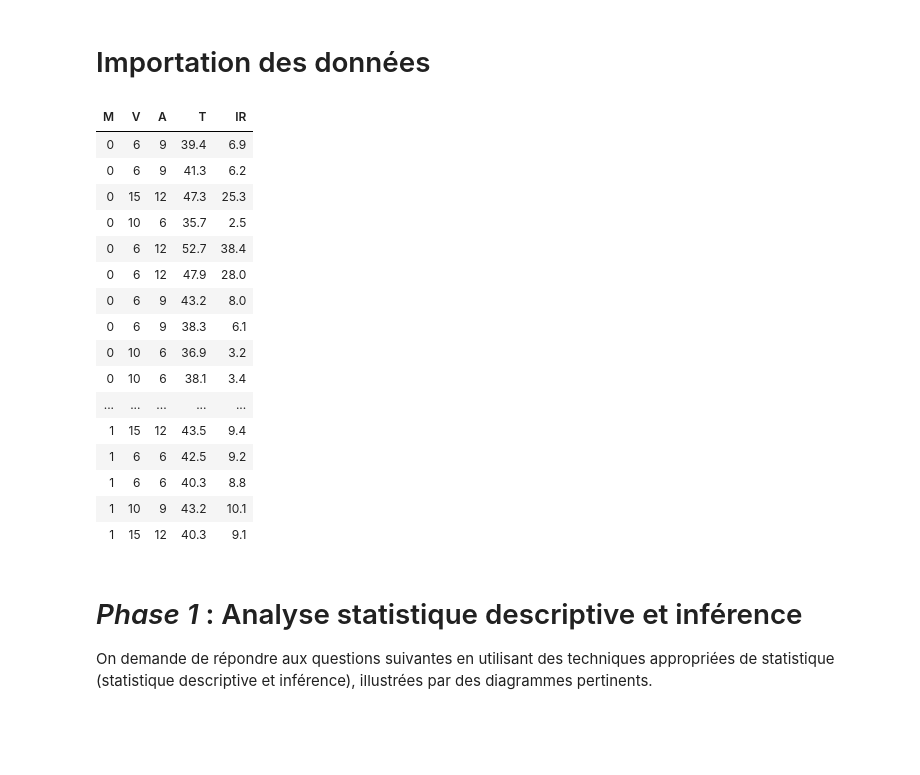
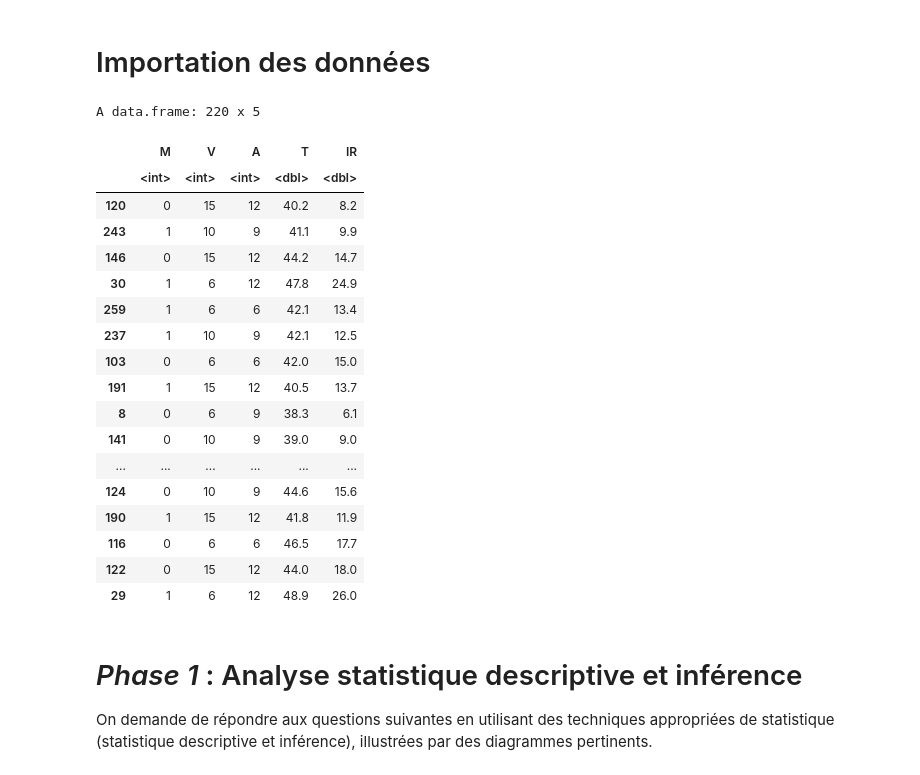
Before and after one commit to yaaks7/DEVOIR-MTH2302, a Jupyter notebook: devoir.ipynb, the cells around one changed output. Saved outputs shown, nothing was run; the diff lists cells and outputs as text; code cells hidden in the pictures; blank space fills up the shorter version.

```diff
--- a/devoir.ipynb
+++ b/devoir.ipynb
@@ -20,27 +20,30 @@ Le but est d’analyser les résultats issus de cette expérience afin d’éval
 # %% [markdown]
 # Importation des données
 # %%
-data <- read.csv("data/DevoirB_H25.csv", header = TRUE, sep = ";", dec = ",")
+source("data/charger.R")
+data <- charger(2068931)
 colnames(data)[1] <- "M"
 data
 # %% [output]
+A data.frame: 220 x 5
-| M | V | A | T | IR |
-| 0 | 6 | 9 | 39.4 | 6.9 |
-| 0 | 6 | 9 | 41.3 | 6.2 |
-| 0 | 15 | 12 | 47.3 | 25.3 |
-| 0 | 10 | 6 | 35.7 | 2.5 |
-| 0 | 6 | 12 | 52.7 | 38.4 |
-| 0 | 6 | 12 | 47.9 | 28.0 |
-| 0 | 6 | 9 | 43.2 | 8.0 |
-| 0 | 6 | 9 | 38.3 | 6.1 |
-| 0 | 10 | 6 | 36.9 | 3.2 |
-| 0 | 10 | 6 | 38.1 | 3.4 |
-| ... | ... | ... | ... | ... |
-| 1 | 15 | 12 | 43.5 | 9.4 |
-| 1 | 6 | 6 | 42.5 | 9.2 |
-| 1 | 6 | 6 | 40.3 | 8.8 |
-| 1 | 10 | 9 | 43.2 | 10.1 |
-| 1 | 15 | 12 | 40.3 | 9.1 |
+|  | M | V | A | T | IR |
+|  | <int> | <int> | <int> | <dbl> | <dbl> |
+| 120 | 0 | 15 | 12 | 40.2 | 8.2 |
+| 243 | 1 | 10 | 9 | 41.1 | 9.9 |
+| 146 | 0 | 15 | 12 | 44.2 | 14.7 |
+| 30 | 1 | 6 | 12 | 47.8 | 24.9 |
+| 259 | 1 | 6 | 6 | 42.1 | 13.4 |
+| 237 | 1 | 10 | 9 | 42.1 | 12.5 |
+| 103 | 0 | 6 | 6 | 42.0 | 15.0 |
+| 191 | 1 | 15 | 12 | 40.5 | 13.7 |
+| 8 | 0 | 6 | 9 | 38.3 | 6.1 |
+| 141 | 0 | 10 | 9 | 39.0 | 9.0 |
+| ... | ... | ... | ... | ... | ... |
+| 124 | 0 | 10 | 9 | 44.6 | 15.6 |
+| 190 | 1 | 15 | 12 | 41.8 | 11.9 |
+| 116 | 0 | 6 | 6 | 46.5 | 17.7 |
+| 122 | 0 | 15 | 12 | 44.0 | 18.0 |
+| 29 | 1 | 6 | 12 | 48.9 | 26.0 |
 # %% [markdown]
 # *Phase 1* : Analyse statistique descriptive et inférence
 On demande de répondre aux questions suivantes en utilisant des techniques appropriées de statistique (statistique descriptive et inférence), illustrées par des diagrammes pertinents.
```
Also changed, not shown: parts of 10 cells of this notebook, 2 other files.
